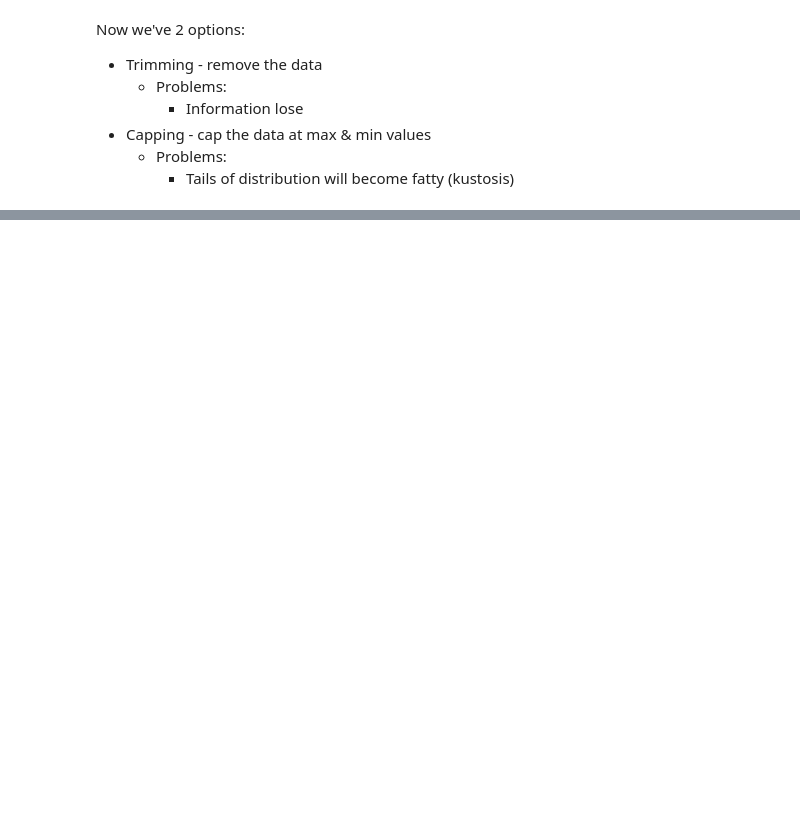
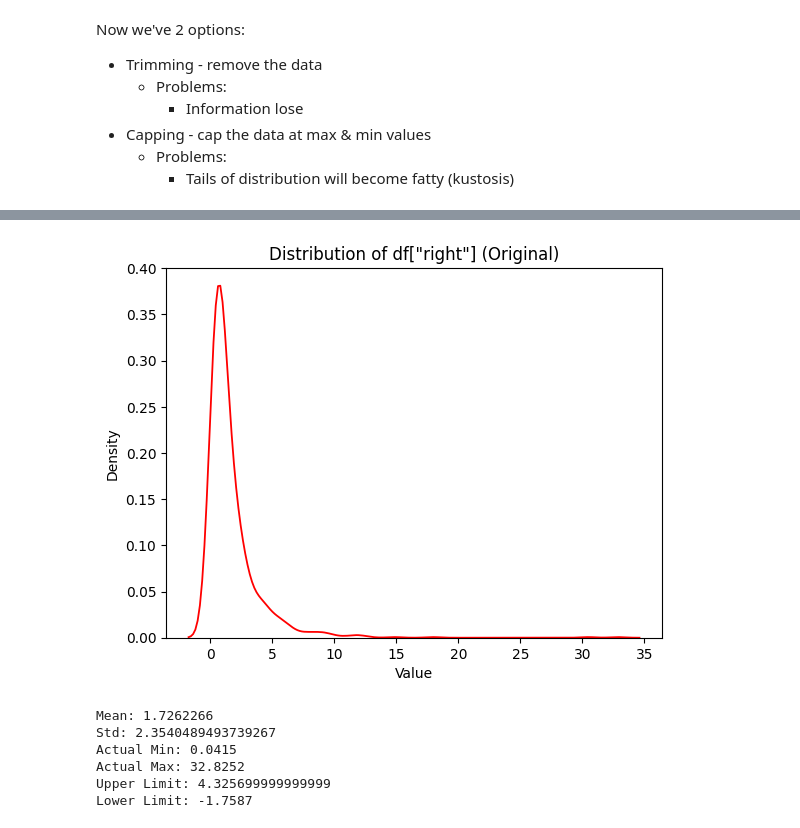
Before and after one commit to ronylpatil/data-preprocessing, a Jupyter notebook: notebooks/outliers_handling.ipynb, the cells around one changed output, grey strips where cells are left out. Saved outputs shown, nothing was run; the diff lists cells and outputs as text; code cells hidden in the pictures; blank space fills up the shorter version.

```diff
--- a/notebooks/outliers_handling.ipynb
+++ b/notebooks/outliers_handling.ipynb
@@ -112,0 +127,33 @@ plt.show()
+# %%
+# Plot a histogram of the generated data
+sns.kdeplot(df['right'], color='red', linewidth=1.3)
+plt.title('Distribution of df["right"] (Original)')
+plt.xlabel('Value')
+plt.ylabel('Density')
+plt.show()
+# %% [output]
+[figure, added]
+# %%
+mean = df['right'].mean()
+std = df['right'].std()
+min = df['right'].min()
+max = df['right'].max()
+Q1 = df['right'].quantile(0.25)
+Q3 = df['right'].quantile(0.75)
+IQR = Q3 - Q1
+ul = Q3 + 1.5 * IQR
+ll = Q1 - 1.5 * IQR
+
+print(f'Mean: {mean}')
+print(f'Std: {std}')
+print(f'Actual Min: {min}')
+print(f'Actual Max: {max}')
+print(f'Upper Limit: {ul}')
+print(f'Lower Limit: {ll}')
+# %% [output]
+Mean: 1.7262266
+Std: 2.3540489493739267
+Actual Min: 0.0415
+Actual Max: 32.8252
+Upper Limit: 4.325699999999999
+Lower Limit: -1.7587
```
Also changed, not shown: parts of 12 cells of this notebook.
